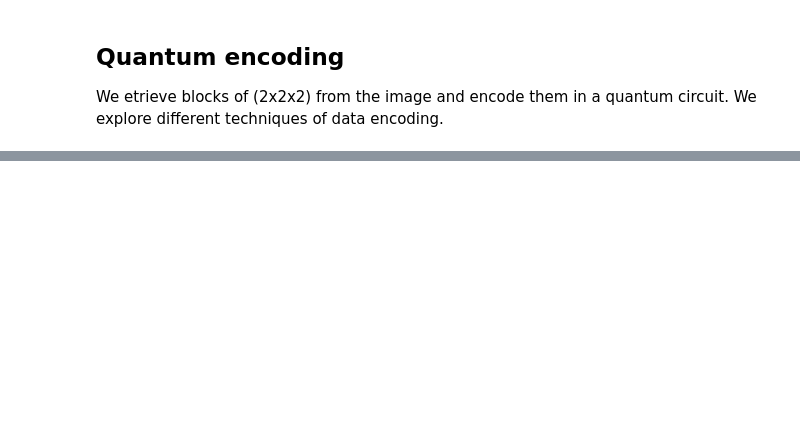
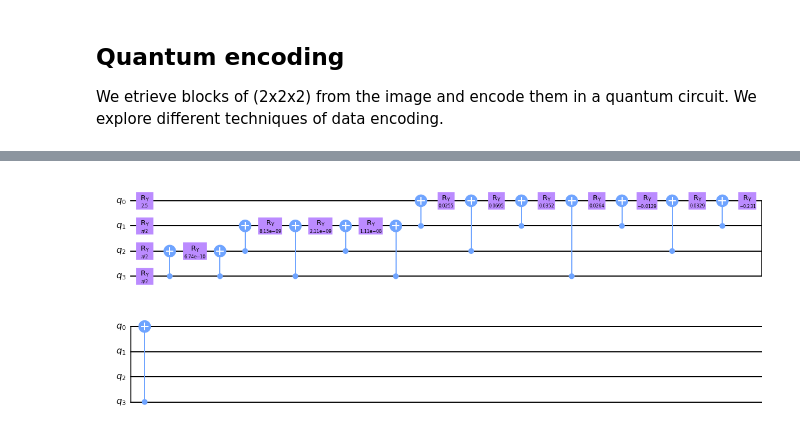
Before and after one commit to ingenii-dev/FAST-QML, a Jupyter notebook: model/3dcnn/Quantum_encoding.ipynb, the cells around one changed output, grey strips where cells are left out. Saved outputs shown, nothing was run; the diff lists cells and outputs as text; code cells hidden in the pictures; blank space fills up the shorter version.

```diff
--- a/model/3dcnn/Quantum_encoding.ipynb
+++ b/model/3dcnn/Quantum_encoding.ipynb
@@ -89,0 +201,8 @@ windows.shape
+# %%
+initial_state=  coefs/np.sqrt(np.sum(np.square(coefs)))
+qc2 = QuantumCircuit(4)
+qc2.initialize(initial_state, list(range(4)))
+qc2 = transpile(qc2, basis_gates = ['cx', 'cry', 'h', 'ry', 'barrier'])
+qc2.draw('mpl')
+# %% [output]
+[figure, added]
```
Also changed, not shown: parts of 17 cells of this notebook, 1 other file.
